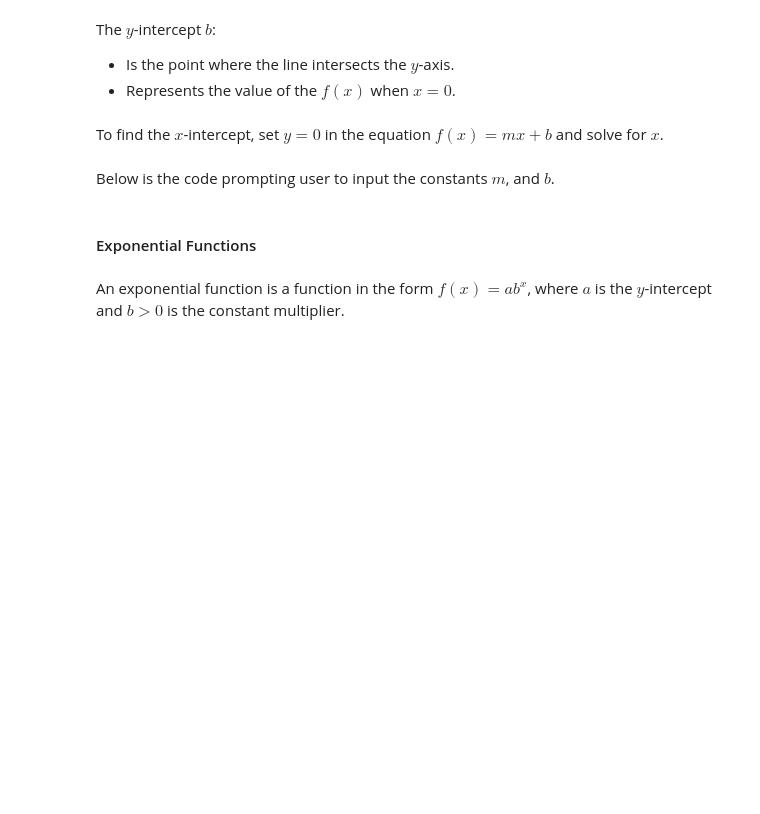
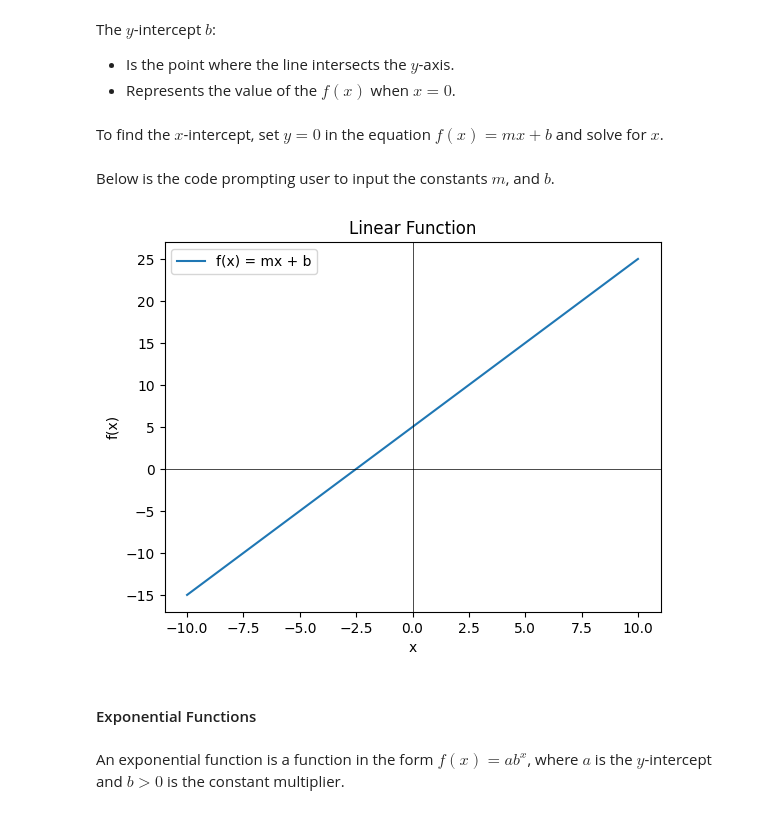
Before and after one commit to timothyprojectGiG/JB_Math_Textbook, a Jupyter notebook: _sources/Undergrad/Calculus/Functions.ipynb, the cells around one changed output. Drawn from its saved outputs; the diff is of its cells as text; code cells hidden in the pictures; blank space fills up the shorter version.

```diff
--- a/_sources/Undergrad/Calculus/Functions.ipynb
+++ b/_sources/Undergrad/Calculus/Functions.ipynb
@@ -111,36 +112,41 @@ import numpy as np
 import matplotlib.pyplot as plt
 
 # Prompt the user to input the slope and y-intercept
-m = float(input("Enter the value for the slope (m): "))
-b = float(input("Enter the value for the y-intercept (b): "))
+#m = float(input("Enter the value for the slope (m): "))
+m=2
+
+#b = float(input("Enter the value for the y-intercept (b): "))
+b=5
 
 # Define the linear function
 def linear_function(x):
     return m * x + b
 
 # Generate a range of x values for plotting
 x = np.linspace(-10, 10, 100)
 
 # Compute the corresponding y values using the linear function
 y = linear_function(x)
 
 # Plot the linear function
 plt.plot(x, y, label='f(x) = mx + b')
 
 # Plot the x-axis and y-axis lines
 plt.axhline(0, color='black', linewidth=0.5)  # x-axis
 plt.axvline(0, color='black', linewidth=0.5)  # y-axis
 
 # Set plot labels and title
 plt.xlabel('x')
 plt.ylabel('f(x)')
 plt.title('Linear Function')
 
 # Add a legend
 plt.legend()
 
 # Display the plot
 plt.show()
+# %% [output]
+[figure, added]
 # %% [markdown]
 <h4 style>Exponential Functions </h4>
 # %% [markdown]
```
Also changed, not shown: parts of 8 cells of this notebook, 8 other files.
